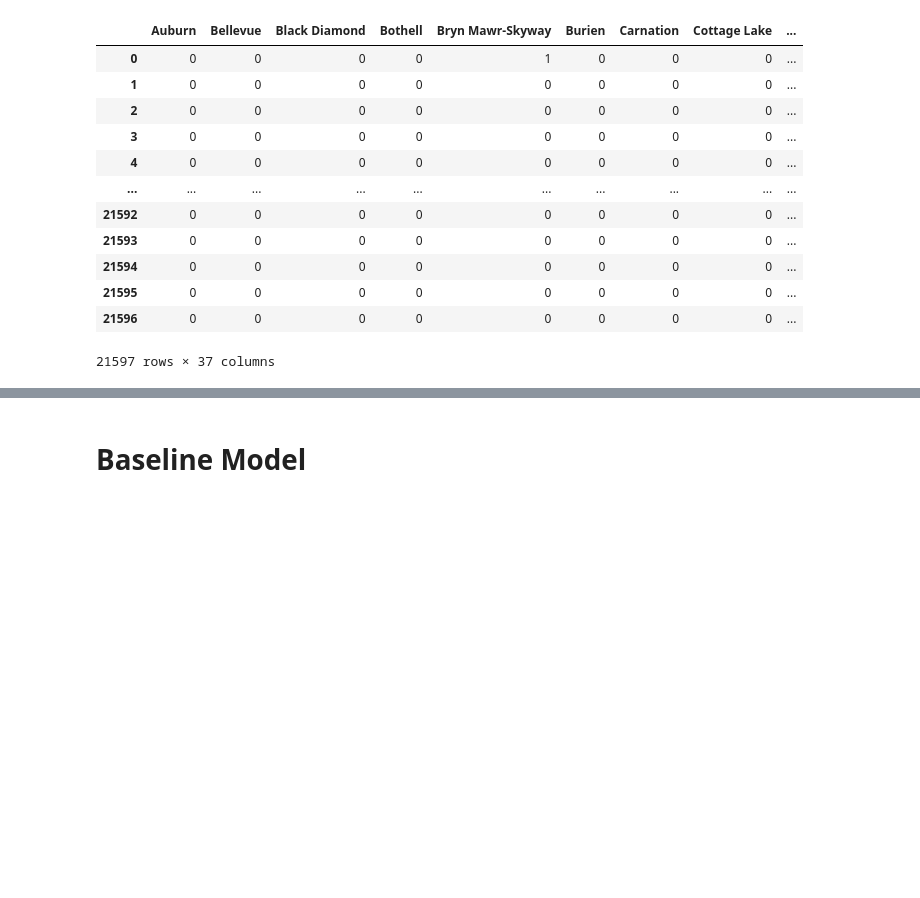
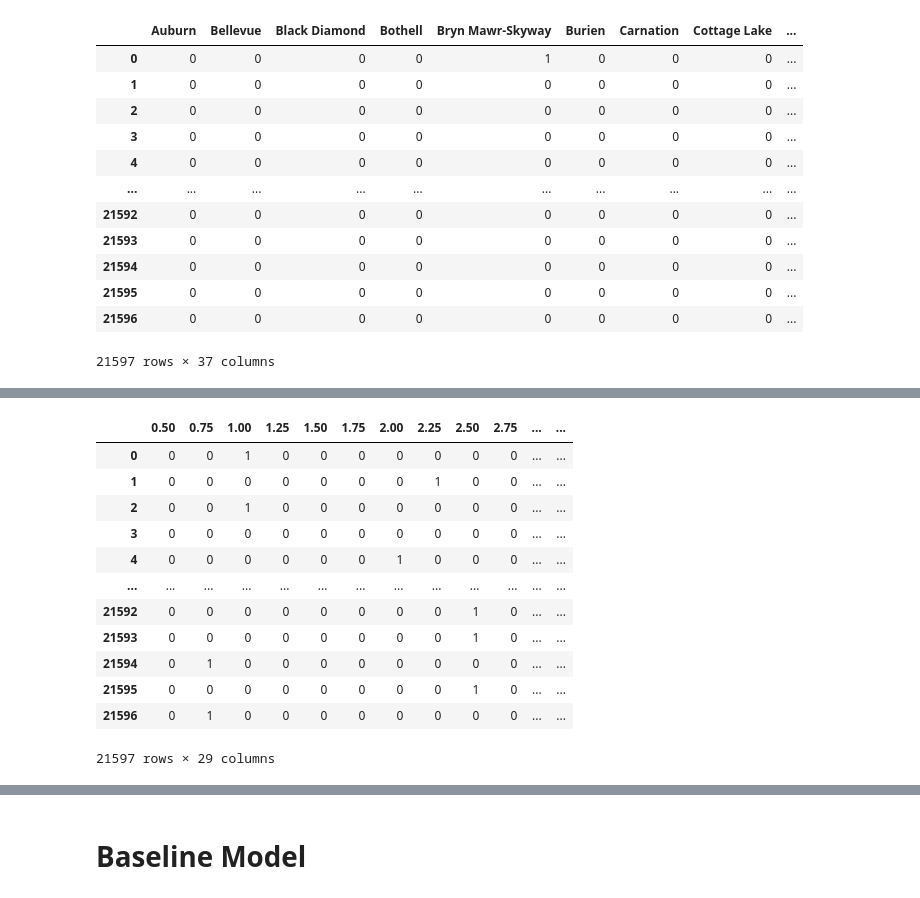
Before and after one commit to krbendol/bsc-phase-two-project, a Jupyter notebook: notebooks/exploratory/kam/Kam'sNotebook.ipynb, the cells around one changed output, grey strips where cells are left out. Saved outputs shown, nothing was run; the diff lists cells and outputs as text; code cells hidden in the pictures; blank space fills up the shorter version.

```diff
--- a/notebooks/exploratory/kam/Kam'sNotebook.ipynb
+++ b/notebooks/exploratory/kam/Kam'sNotebook.ipynb
@@ -331,0 +320,17 @@ house
+# %%
+houses = pd.get_dummies(house['bathrooms'])
+houses
+# %% [output]
+|  | 0.50 | 0.75 | 1.00 | 1.25 | 1.50 | 1.75 | 2.00 | 2.25 | 2.50 | 2.75 | ... | ... |
+| 0 | 0 | 0 | 1 | 0 | 0 | 0 | 0 | 0 | 0 | 0 | ... | ... |
+| 1 | 0 | 0 | 0 | 0 | 0 | 0 | 0 | 1 | 0 | 0 | ... | ... |
+| 2 | 0 | 0 | 1 | 0 | 0 | 0 | 0 | 0 | 0 | 0 | ... | ... |
+| 3 | 0 | 0 | 0 | 0 | 0 | 0 | 0 | 0 | 0 | 0 | ... | ... |
+| 4 | 0 | 0 | 0 | 0 | 0 | 0 | 1 | 0 | 0 | 0 | ... | ... |
+| ... | ... | ... | ... | ... | ... | ... | ... | ... | ... | ... | ... | ... |
+| 21592 | 0 | 0 | 0 | 0 | 0 | 0 | 0 | 0 | 1 | 0 | ... | ... |
+| 21593 | 0 | 0 | 0 | 0 | 0 | 0 | 0 | 0 | 1 | 0 | ... | ... |
+| 21594 | 0 | 1 | 0 | 0 | 0 | 0 | 0 | 0 | 0 | 0 | ... | ... |
+| 21595 | 0 | 0 | 0 | 0 | 0 | 0 | 0 | 0 | 1 | 0 | ... | ... |
+| 21596 | 0 | 1 | 0 | 0 | 0 | 0 | 0 | 0 | 0 | 0 | ... | ... |
+21597 rows × 29 columns
```
Also changed, not shown: parts of 28 cells of this notebook.
